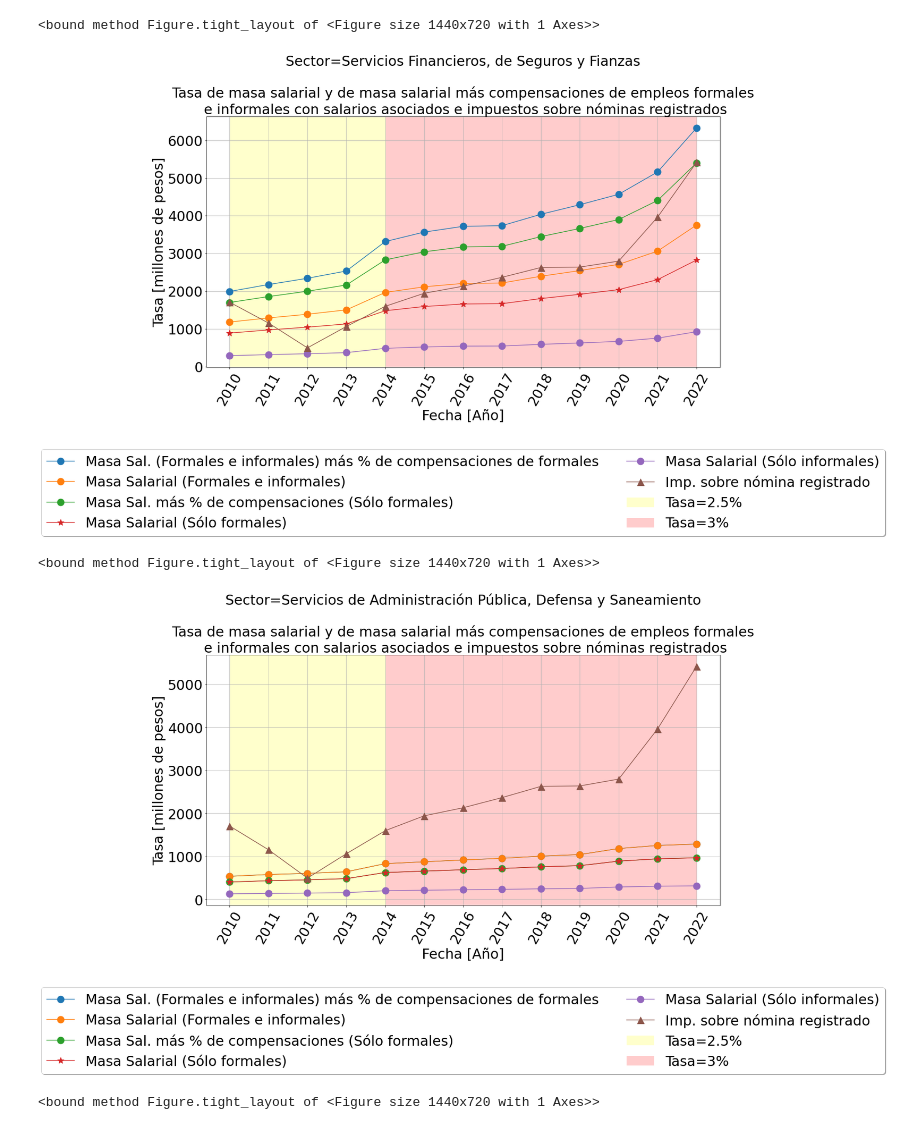
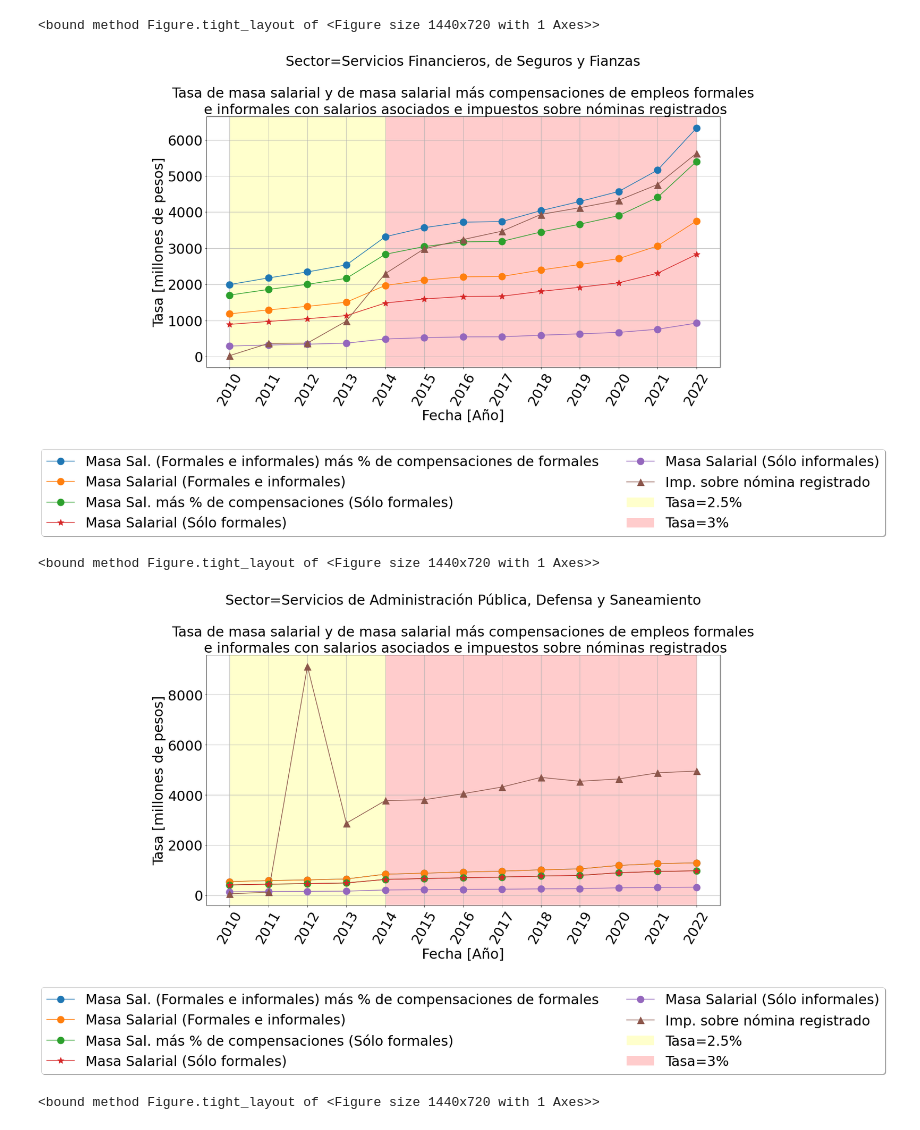
Before and after one commit to milocortes/tesoreria_cdmx, a Jupyter notebook: IMSS_NOMINA/source/Masa_salarial_Sectores_IMSS_Tesorería.ipynb, the cells around one changed output. Drawn from its saved outputs; the diff is of its cells as text; code cells hidden in the pictures.

```diff
--- a/IMSS_NOMINA/source/Masa_salarial_Sectores_IMSS_a_Tesorería.ipynb
+++ b/IMSS_NOMINA/source/Masa_salarial_Sectores_IMSS_Tesorería.ipynb
@@ -485,7 +485,7 @@ ax.plot(1e-6*df_masa_sal_anual['masa_sal_ta_tesoreria_'+str(sec_t)+'_tasa_anual_
 
 # ax.plot(ingresos[ingresos['Status']=='Estimado'][ingresos['Año']>=2010]['Sobre  nóminas'].values,'o-',label='Imp. sobre nómina estimado')
 
-ax.plot(df_impuestos_por_sector['impuesto_1']+df_impuestos_por_sector['impuesto_2'] ,'^-',markersize=markersize,label='Imp. sobre nómina registrado')
+ax.plot(df_impuestos_por_sector['impuesto_'+str(sec_t)] ,'^-',markersize=markersize,label='Imp. sobre nómina registrado')
 
     # ax.yaxis.set_label('ta')
 font_size=30
@@ -518,7 +518,7 @@ plt.show()
 fig.tight_layout
 # fig.savefig('Gráficos/Masa_sal_total_anual.png', dpi='figure', format='png')
 # %% [output]
-[figure, old version]
+[figure, new version]
 <bound method Figure.tight_layout of <Figure size 1440x720 with 1 Axes>>
 # %%
 ms='masa_sal_ta'
@@ -557,38 +557,38 @@ ax.plot(1e-6*df_masa_sal_anual['masa_sal_ta_tesoreria_'+str(sec_t)+'_tasa_anual_
 
 # ax.plot(ingresos[ingresos['Status']=='Estimado'][ingresos['Año']>=2010]['Sobre  nóminas'].values,'o-',label='Imp. sobre nómina estimado')
 
-ax.plot(df_impuestos_por_sector['impuesto_1']+df_impuestos_por_sector['impuesto_2'] ,'^-',markersize=markersize,label='Imp. sobre nómina registrado')
+ax.plot(df_impuestos_por_sector['impuesto_'+str(sec_t)] ,'^-',markersize=markersize,label='Imp. sobre nómina registrado')
 
     # ax.yaxis.set_label('ta')
 font_size=30
 # Get the text object
 text = ax.yaxis.get_offset_text()
 
 plt.ylabel('Tasa [millones de pesos]',size=font_size,color='k')
 plt.xlabel('Fecha [Año]',size=font_size,color='k')
 plt.title('Sector='+tesoreria_v15[int(sec_t)]+'\n\n Tasa de masa salarial y de masa salarial más compensaciones de empleos formales \n e informales con salarios asociados e impuestos sobre nóminas registrados',size=font_size,color='k')
 plt.xticks(range(0,len(df_masa_sal_anual['Año'].values)-1),list(df_masa_sal_anual['Año'].values[:-1]),rotation=60,color='k',
            size=30 )
 plt.yticks(color='k',size=font_size)
 
 # ax.legend(prop={'size': 30})
 # ax.grid(True)
 
 ax.axvspan(0, 4, facecolor='yellow', alpha=0.2,label='Tasa=2.5%')
 ax.axvspan(4, len(df_masa_sal_anual['Año'].values)-2, facecolor='red', alpha=0.2,label='Tasa=3%')
 
 # ax.legend(prop={'size': 30})
 
 ax.legend(prop={'size': 30},loc='upper center', bbox_to_anchor=(0.5, -0.3),
           fancybox=True, shadow=True, ncol=2)
 ax.grid(True)
 # Set the size.
 text.set_size(30) # Overkill!
 
 plt.show()
 
 fig.tight_layout
 # fig.savefig('Gráficos/Masa_sal_total_anual.png', dpi='figure', format='png')
 # %% [output]
-[figure, old version]
+[figure, new version]
 <bound method Figure.tight_layout of <Figure size 1440x720 with 1 Axes>>
```
